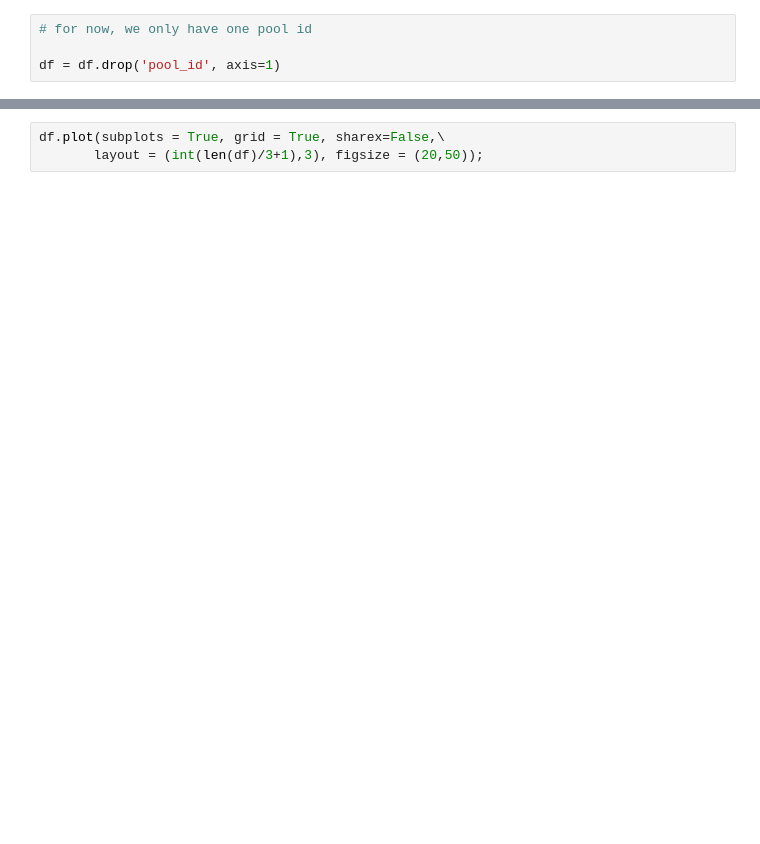
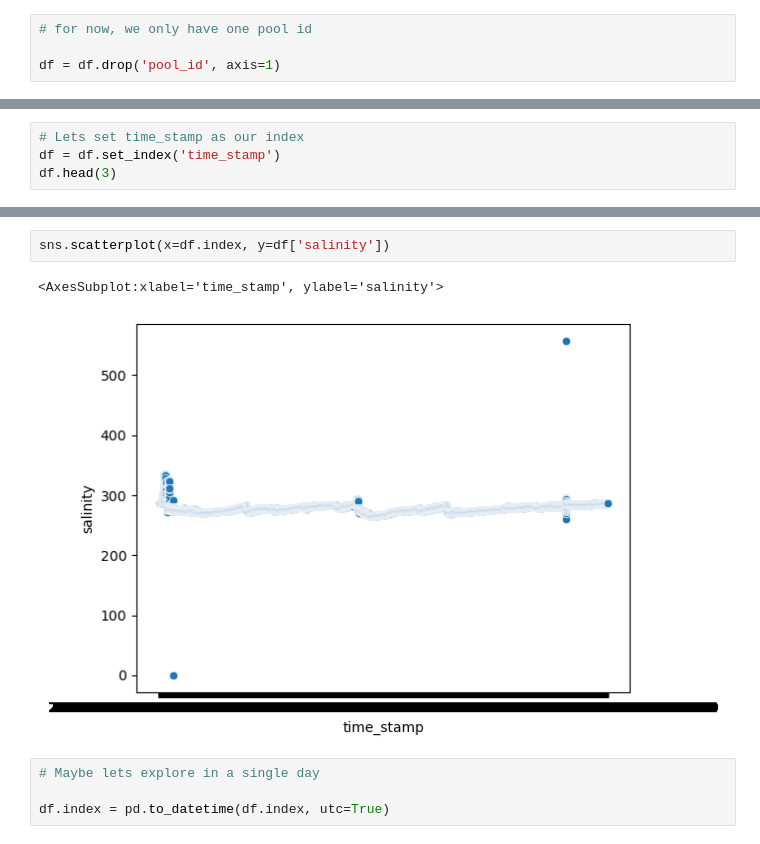
Before and after one commit to lutimoth/RIIPEN_ANTLER, a Jupyter notebook: Tim_Notebooks/Data Wrangle and EDA.ipynb, the cells around one changed output, grey strips where cells are left out. Saved outputs shown, nothing was run; the diff lists cells and outputs as text; blank space fills up the shorter version.

```diff
--- a/Tim_Notebooks/Data Wrangle and EDA.ipynb
+++ b/Tim_Notebooks/Data Wrangle and EDA.ipynb
@@ -41,3 +52,7 @@ df.head()
 | 2 | 2022-11-01 11:01:36.386 -0400 | 287.121 | NaN | 9.35767 | 773.869 | 7.41889 | 287.121 | 2.53526 | 2.53382 | ... |
 | 3 | 2022-11-01 11:01:46.498 -0400 | 287.248 | NaN | 8.57397 | 773.959 | 7.41193 | 287.248 | 2.53545 | 2.53382 | ... |
 | 4 | 2022-11-01 11:01:56.554 -0400 | 287.175 | NaN | 8.88745 | 773.597 | 7.41699 | 287.157 | 2.53508 | 2.53382 | ... |
+# %%
+# Lets set time_stamp as our index
+df = df.set_index('time_stamp')
+df.head(3)
@@ -50,3 +75,9 @@ KeyboardInterrupt:
 # %%
-df.plot(subplots = True, grid = True, sharex=False,\
-       layout = (int(len(df)/3+1),3), figsize = (20,50));
+sns.scatterplot(x=df.index, y=df['salinity'])
+# %% [output]
+<AxesSubplot:xlabel='time_stamp', ylabel='salinity'>
+[figure, added]
+# %%
+# Maybe lets explore in a single day
+
+df.index = pd.to_datetime(df.index, utc=True)
```
Also changed, not shown: parts of 7 cells of this notebook.
